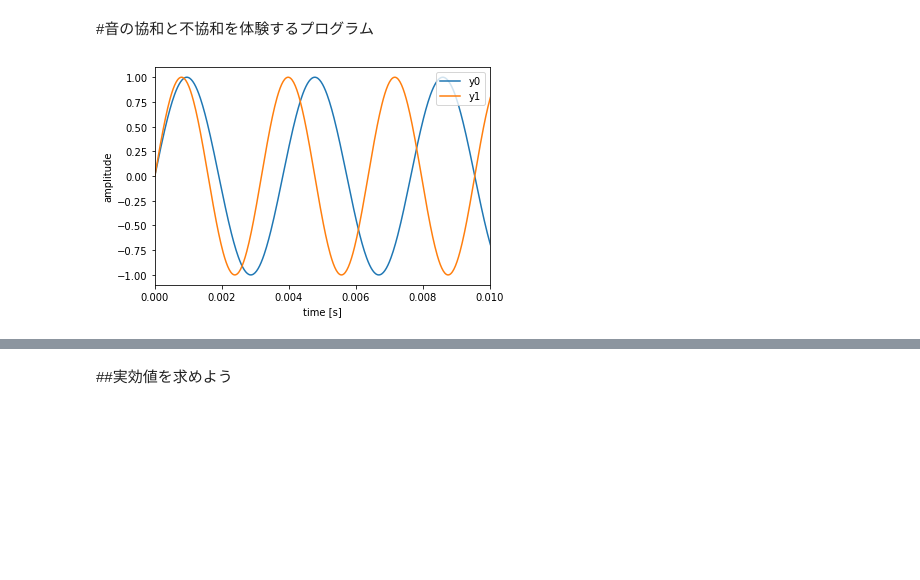
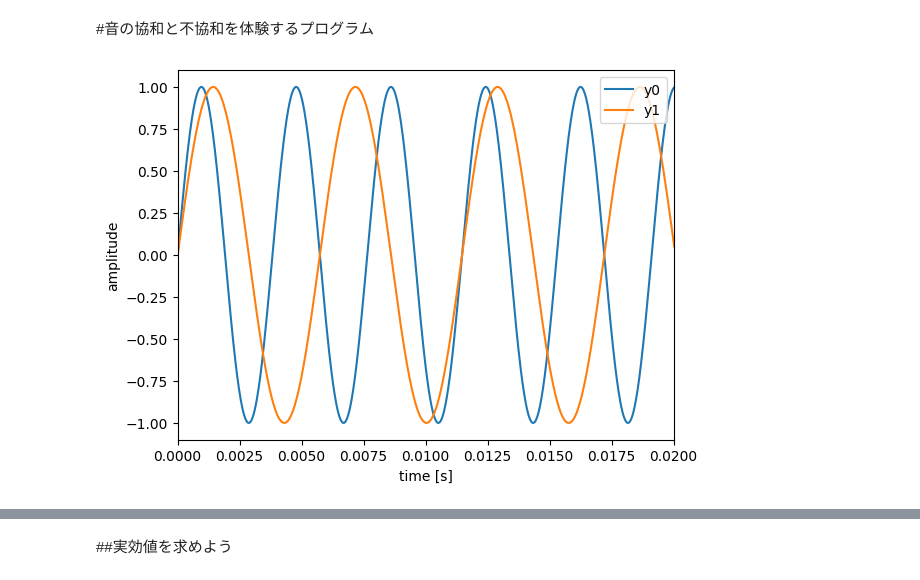
Before and after one commit to komorimasashi/Hokudai2023Resources, a Jupyter notebook: SensoryConsonance.ipynb, the cells around one changed output, grey strips where cells are left out. Drawn from its saved outputs; the diff is of its cells as text; code cells hidden in the pictures; blank space fills up the shorter version.

```diff
--- a/SensoryConsonance.ipynb
+++ b/SensoryConsonance.ipynb
@@ -20,20 +20,20 @@ y0 =[0]  #波形の数値を格納する変数を用意
 y0 = A0* np.sin(2*np.pi*f0*t)  #波形を作る
 
 A1 = 1  #波形の振幅を設定（0〜１の値）
-f1 = 261.6*6/5  #周波数の設定
+f1 = 261.6*(2/3)  #周波数の設定
 y1 =[0]  #波形の数値を格納する変数を用意
 y1 = A1* np.sin(2*np.pi*f1*t)  #波形を作る
 # %%
 #描画
 plt.plot(t, y0, label="y0")  #横軸t,縦軸y
 plt.plot(t, y1, label="y1")  #横軸t,縦軸y
 plt.xlabel("time [s]")  #x軸のラベル設定
 plt.ylabel("amplitude")  #y軸のラベル設定
 plt.legend(loc='upper right')  #凡例を右上(upper right）に表示
-plt.xlim([0,0.01])  #0から0.01だけの範囲を表示するように設定
+plt.xlim([0,0.02])  #0から0.02だけの範囲を表示するように設定
 plt.show()  #プロット
 # %% [output]
-[figure, old version]
+[figure, new version]
 # %%
 #音（y0）の出力
 IPython.display.Audio(y0, rate = sampling_rate)
```
Also changed, not shown: parts of 3 cells of this notebook.
